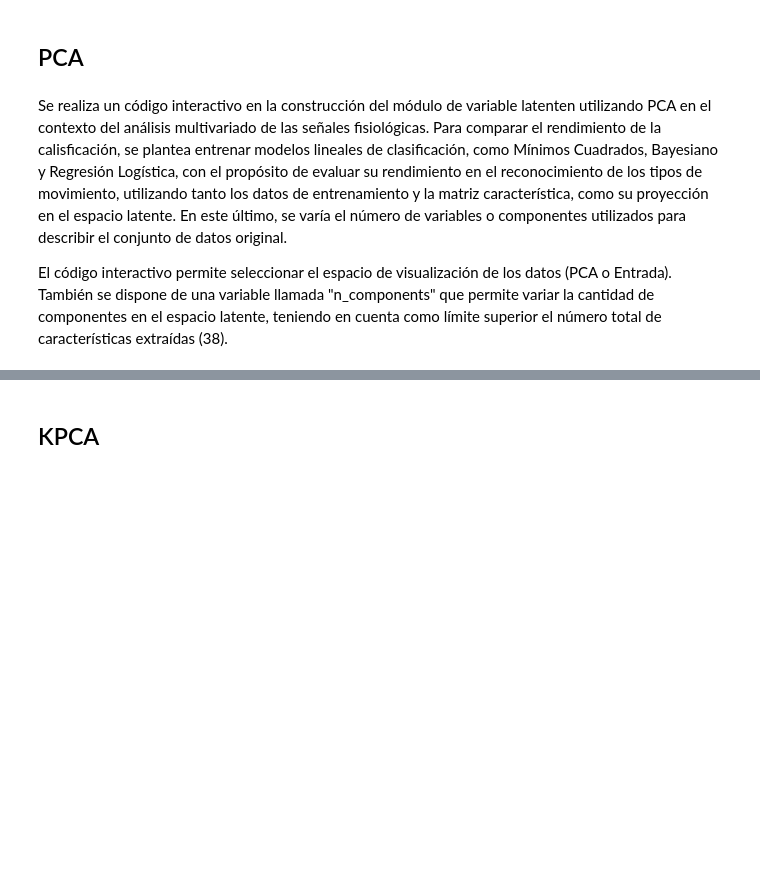
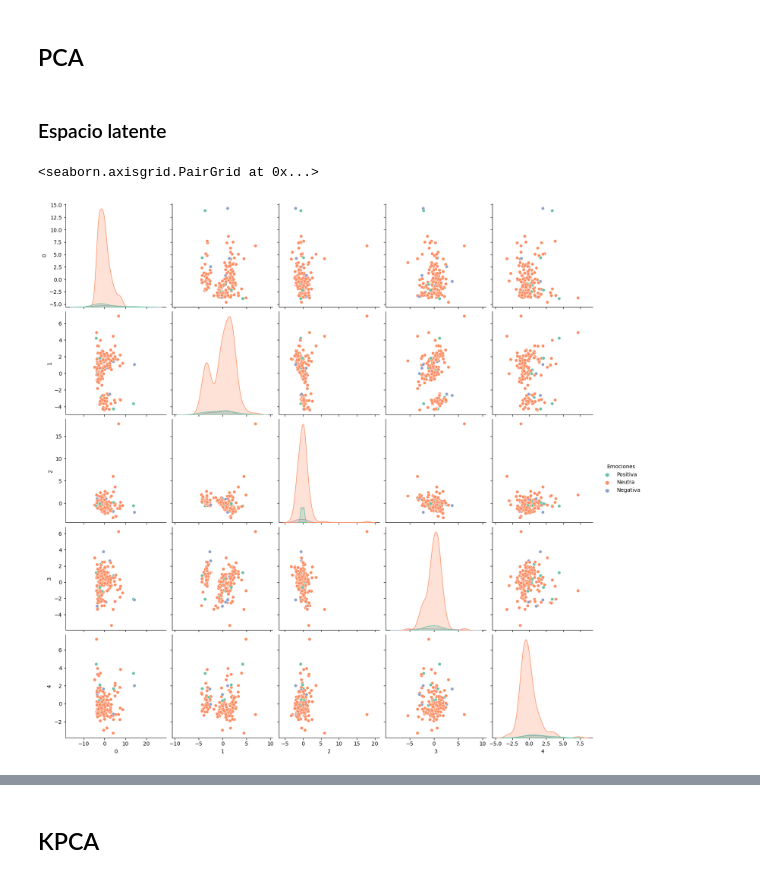
Before and after one commit to Pablo9925/Miniproyecto-2, a Jupyter notebook: miniproyecto2.ipynb, the cells around one changed output, grey strips where cells are left out. Drawn from its saved outputs; the diff is of its cells as text; code cells hidden in the pictures; blank space fills up the shorter version.

Commit message:
Update miniproyecto2.ipynb
Se realizaron observaciones y se añadieron conclusiones al trabajo

```diff
--- a/miniproyecto2.ipynb
+++ b/miniproyecto2.ipynb
@@ -24,11 +24,6 @@ from sklearn.metrics import confusion_matrix, ConfusionMatrixDisplay
 from sklearn.metrics import accuracy_score
 # %% [markdown]
 ## PCA
-# %% [markdown]
-Se realiza un código interactivo en la construcción del módulo de variable latenten utilizando PCA en el contexto del análisis multivariado de las señales fisiológicas. Para comparar el rendimiento de la calisficación, se plantea entrenar modelos lineales de clasificación, como Mínimos Cuadrados, Bayesiano y Regresión Logística, con el propósito de evaluar su rendimiento en el reconocimiento de los tipos de movimiento,  utilizando tanto los datos de entrenamiento y la matriz característica, como su proyección en el espacio latente. En este último, se varía el número de variables o componentes utilizados para describir el conjunto de datos original.
-
-
-El código interactivo permite seleccionar el espacio de visualización de los datos (PCA o Entrada). También se dispone de una variable llamada "n_components" que permite variar la cantidad de componentes en el espacio latente, teniendo en cuenta como límite superior el número total de características extraídas (38).
 # %%
 df = pd.read_csv('features.csv', index_col=False)
 
@@ -43,3 +38,15 @@ y_encoded = label_encoder.fit_transform(y)
 # Se normalizan las características
 scaler = StandardScaler()
 X_normalized = scaler.fit_transform(X)
+# %% [markdown]
+### Espacio latente
+# %%
+pca = PCA(n_components=5) #Espacio latente con 5 componentes
+X_pca = pca.fit_transform(X_normalized) # Transformación de los datos al espacio latente
+
+df_pca = pd.DataFrame(data=X_pca)
+df_pca['Emociones'] = y
+sns.pairplot(df_pca, hue="Emociones", height=3, palette = sns.color_palette("Set2",3))
+# %% [output]
+<seaborn.axisgrid.PairGrid at 0x...>
+[figure, added]
```
Also changed, not shown: parts of 14 cells of this notebook.
